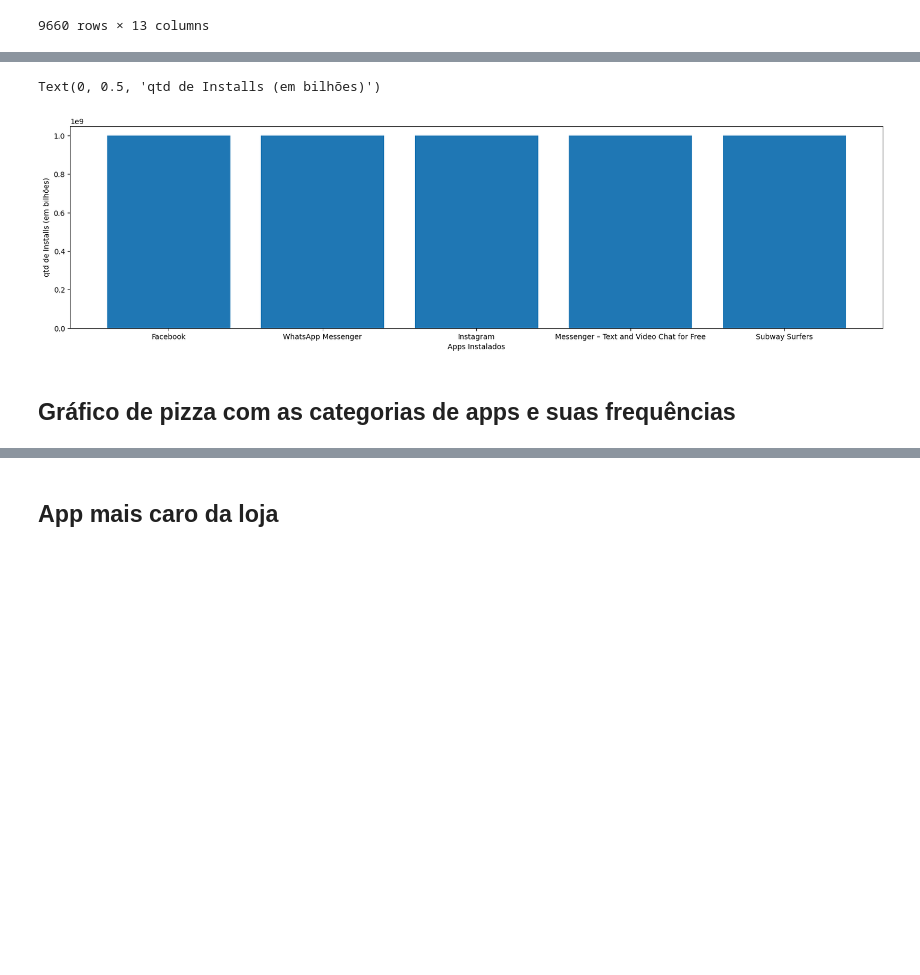
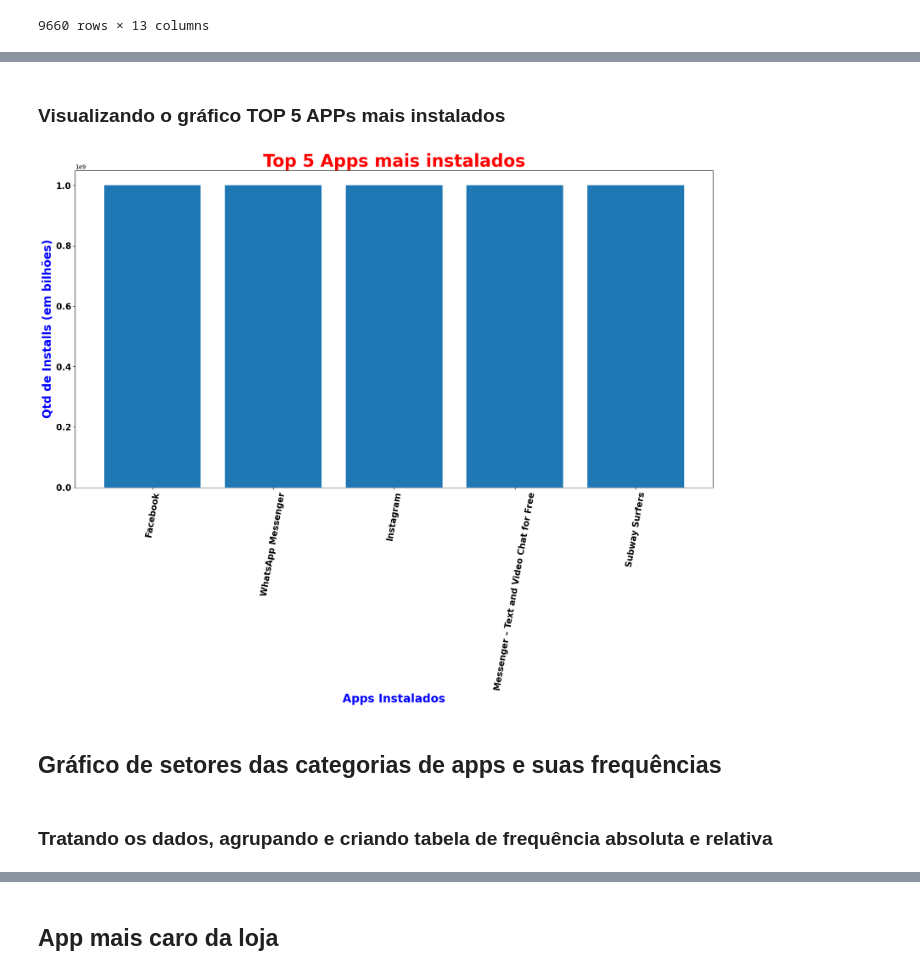
Before and after one commit to sarahkolesnikova/compassacademy, a Jupyter notebook: Sprint-3/Desafio/desafio_sprint-3.ipynb, the cells around one changed output, grey strips where cells are left out. Saved outputs shown, nothing was run; the diff lists cells and outputs as text; code cells hidden in the pictures; blank space fills up the shorter version.

```diff
--- a/Sprint-3/Desafio/desafio_sprint-3.ipynb
+++ b/Sprint-3/Desafio/desafio_sprint-3.ipynb
@@ -600,13 +626,20 @@ top_5_apps # Mostra as 5 primeiras linhas do dataframe loja_google_ordenada
 | 2604 | Instagram | SOCIAL | 4.5 | 66577446 | 27000000 | 1000000000 | Free | 0 | Teen | Social | ... |
 | 382 | Messenger – Text and Video Chat f... | COMMUNICATION | 4.0 | 56646578 | 27000000 | 1000000000 | Free | 0 | Everyone | Communication | ... |
 | 1917 | Subway Surfers | GAME | 4.5 | 27725352 | 76000000 | 1000000000 | Free | 0 | Everyone 10+ | Arcade | ... |
-# %%
-plt.figure(figsize=(20, 5))
-plt.bar(top_5_apps['App'], top_5_apps['Installs'])
-plt.xlabel('Apps Instalados')
-plt.ylabel('qtd de Installs (em bilhões)')
-# %% [output]
-Text(0, 0.5, 'qtd de Installs (em bilhões)')
-[figure, removed]
+# %% [markdown]
+### Visualizando o gráfico TOP 5 APPs mais instalados
+# %%
+plt.figure(figsize=(20, 10)) # Define o tamanho da figura
+plt.bar(top_5_apps['App'], top_5_apps['Installs']) # Plota um gráfico de barras com os 5 apps mais instalados
+plt.xlabel('Apps Instalados', fontsize=20, fontweight='bold', color='blue') # Define o título do eixo x
+plt.xticks(rotation=80, fontsize=15, fontweight='bold') # Define a rotação, tamanho e peso da fonte do eixo x
+plt.ylabel('Qtd de Installs (em bilhões)', fontsize=20, fontweight='bold', color='blue') # Define o título do eixo y
+plt.yticks(fontsize=15, fontweight='bold') # Define o tamanho e peso da fonte do eixo y
+plt.title('Top 5 Apps mais instalados', fontsize=30, color='red', fontweight='bold') # Define o título do gráfico
+plt.show() # Plota um gráfico de barras com os 5 apps mais instalados
+# %% [output]
+[figure, added]
 # %% [markdown]
-## Gráfico de pizza com as categorias de apps e suas frequências
+## Gráfico de setores das categorias de apps e suas frequências
+# %% [markdown]
+### Tratando os dados, agrupando e criando tabela de frequência absoluta e relativa
```
Also changed, not shown: parts of 69 cells of this notebook.
